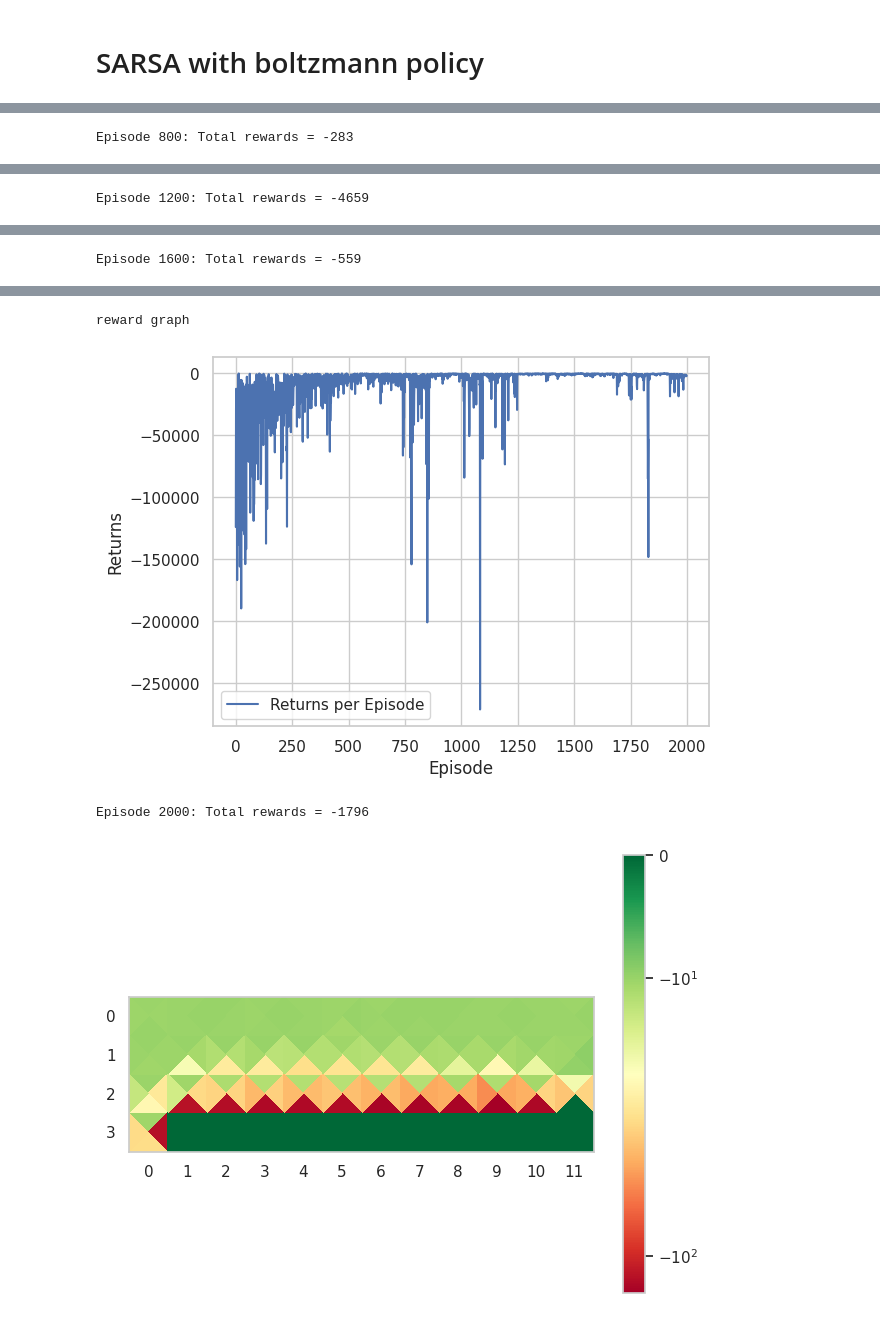
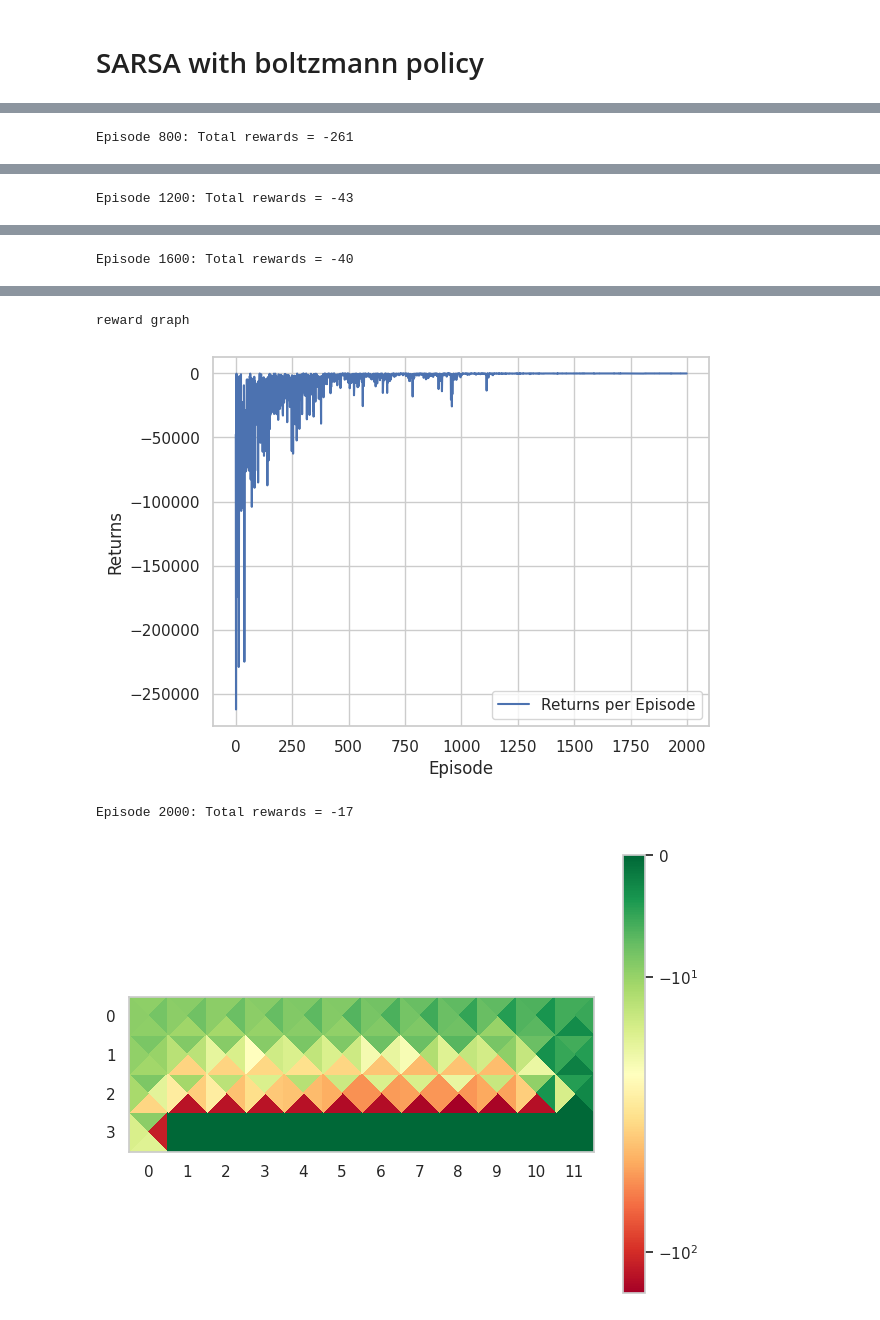
Before and after one commit to gardan4/RL-learning-goals, a Jupyter notebook: python/KEN4157_Reinforcement_Learning_Cliff_Walking.ipynb, the cells around one changed output, grey strips where cells are left out. Drawn from its saved outputs; the diff is of its cells as text; code cells hidden in the pictures.

```diff
--- a/python/KEN4157_Reinforcement_Learning_Cliff_Walking.ipynb
+++ b/python/KEN4157_Reinforcement_Learning_Cliff_Walking.ipynb
@@ -167,14 +171,14 @@ Your own code should probably go below here!
 # Parameters for Q-learning
 alpha = 0.1  # Learning rate
 gamma = 0.9  # Discount factor
-num_episodes = 2000  # Number of episodes for training
+num_episodes = 1000  # Number of episodes for training
 
 # Function to choose an action always exploiting the learned values
 def choose_action(state):
     return np.argmax(random_q_table[state])  # Exploit learned values
 
 # Q-learning algorithm
-random_q_table = np.random.random((obs_space.n, action_space.n))
+random_q_table = np.zeros((obs_space.n, action_space.n))
 returns_per_episode = []  # To store total rewards per episode
 
 for episode in range(num_episodes):
@@ -214,10 +218,10 @@ create_qvals_heatmap(q_vals_up, q_vals_right, q_vals_down, q_vals_left)
 # SARSA with epsilon-greedy policy
 # %%
 # Parameters for SARSA
-alpha = 0.1  # Learning rate
-gamma = 0.9  # Discount factor
-epsilon = 0.1  # Exploration rate
-num_episodes = 2000  # Number of episodes for training
+alpha = 0.01  # Learning rate
+gamma = 0.8  # Discount factor
+epsilon = 0.3  # Exploration rate
+num_episodes = 5000  # Number of episodes for training
 
 # Function to choose an action using epsilon-greedy policy
 def choose_action(state):
@@ -227,7 +231,7 @@ def choose_action(state):
         return np.argmax(random_q_table[state])  # Exploit learned values
 
 # SARSA algorithm
-random_q_table = np.random.random((obs_space.n, action_space.n))
+random_q_table = np.zeros((obs_space.n, action_space.n))
 returns_per_episode = []  # To store total rewards per episode
 
 for episode in range(num_episodes):
@@ -281,7 +285,7 @@ def choose_action(state):
 
 
 # SARSA algorithm
-random_q_table = np.random.random((obs_space.n, action_space.n))
+random_q_table = np.zeros((obs_space.n, action_space.n))
 returns_per_episode = []  # To store total rewards per episode
 
 for episode in range(num_episodes):
@@ -324,12 +330,12 @@ create_qvals_heatmap(q_vals_up, q_vals_right, q_vals_down, q_vals_left)
 from os import wait
 import numpy as np
 # Parameters for TD(lambda)
-alpha = 0.01  # Learning rate
+alpha = 0.05  # Learning rate
 gamma = 0.90  # Discount factor
 num_episodes = 2000  # Number of episodes for training
 epsilon_start  = 1.0  # Epsilon for epsilon-greedy policy
-epsilon_min = 0.05   # Minimum epsilon valu
-lambda_val = 0.90  # Lambda value for TD(lambda)
+epsilon_min = 0.05   # Minimum epsilon value
+lambda_val = 0.8  # Lambda value for TD(lambda)
 epsilon_decay = (epsilon_start - epsilon_min) / num_episodes
 
 num_actions = env.action_space.n
@@ -374,14 +380,13 @@ def get_feature_vector(state, action, is_terminal):
 
 # Initialize value-function weights, eligibility trace
 w = np.zeros(num_states * num_actions)  # Linear weight vector
-z = np.zeros(num_states * num_actions)  # Eligibility trace vector
 returns_per_episode = []  # To store total rewards per episode
 
 # True Online TD(λ)
 for episode in range(num_episodes):
     done = False
     state, _ = env.reset()
-    x = get_feature_vector(state, 0, done)
+    z = np.zeros(num_states * num_actions)  # Eligibility trace vector
     V_old = 0
     total_rewards = 0
     epsilon = max(epsilon_min, epsilon_start - episode * epsilon_decay)  # Update epsilon with decay
@@ -445 +450 @@ Episode 400: Total rewards = -150
-Episode 800: Total rewards = -283
+Episode 800: Total rewards = -261
@@ -447 +452 @@ Episode 800: Total rewards = -283
-Episode 1200: Total rewards = -4659
+Episode 1200: Total rewards = -43
@@ -449 +454 @@ Episode 1200: Total rewards = -4659
-Episode 1600: Total rewards = -559
+Episode 1600: Total rewards = -40
@@ -451,4 +456,4 @@ Episode 1600: Total rewards = -559
 reward graph
-[figure, old version]
+[figure, new version]
-Episode 2000: Total rewards = -1796
+Episode 2000: Total rewards = -17
-[figure, old version]
+[figure, new version]
```
Also changed, not shown: parts of 8 cells of this notebook.
